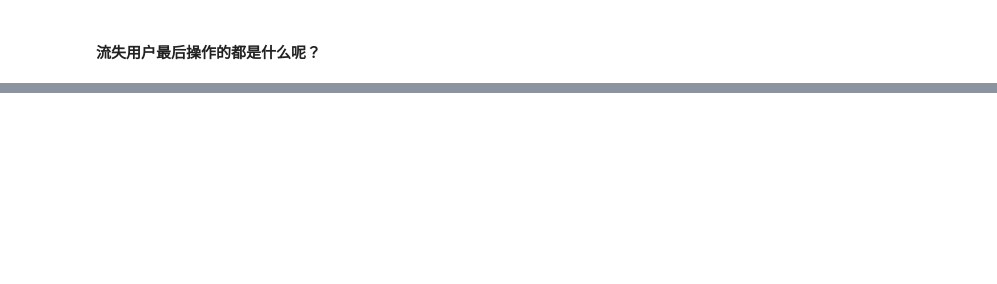
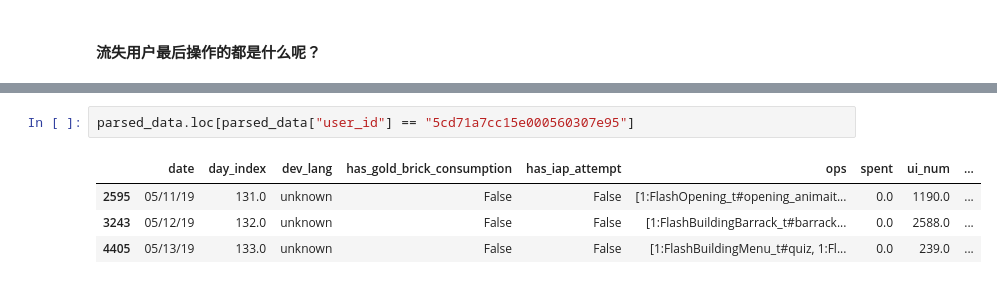
Before and after one commit to GuoQPro/user_operation_analysis, a Jupyter notebook: EOT_USER_OP_RECORD.ipynb, the cells around one changed output, grey strips where cells are left out. Saved outputs shown, nothing was run; the diff lists cells and outputs as text; blank space fills up the shorter version.

```diff
--- a/EOT_USER_OP_RECORD.ipynb
+++ b/EOT_USER_OP_RECORD.ipynb
@@ -535,0 +548,7 @@ pd_user_id_group.loc[pd_user_id_group.apply(lambda x: (is_churn_user(x)), axis =
+# %%
+parsed_data.loc[parsed_data["user_id"] == "5cd71a7cc15e000560307e95"]
+# %% [output]
+|  | date | day_index | dev_lang | has_gold_brick_consumption | has_iap_attempt | ops | spent | ui_num | ... |
+| 2595 | 05/11/19 | 131.0 | unknown | False | False | [1:FlashOpening_t#opening_animait... | 0.0 | 1190.0 | ... |
+| 3243 | 05/12/19 | 132.0 | unknown | False | False | [1:FlashBuildingBarrack_t#barrack... | 0.0 | 2588.0 | ... |
+| 4405 | 05/13/19 | 133.0 | unknown | False | False | [1:FlashBuildingMenu_t#quiz, 1:Fl... | 0.0 | 239.0 | ... |
```
Also changed, not shown: parts of 14 cells of this notebook.
